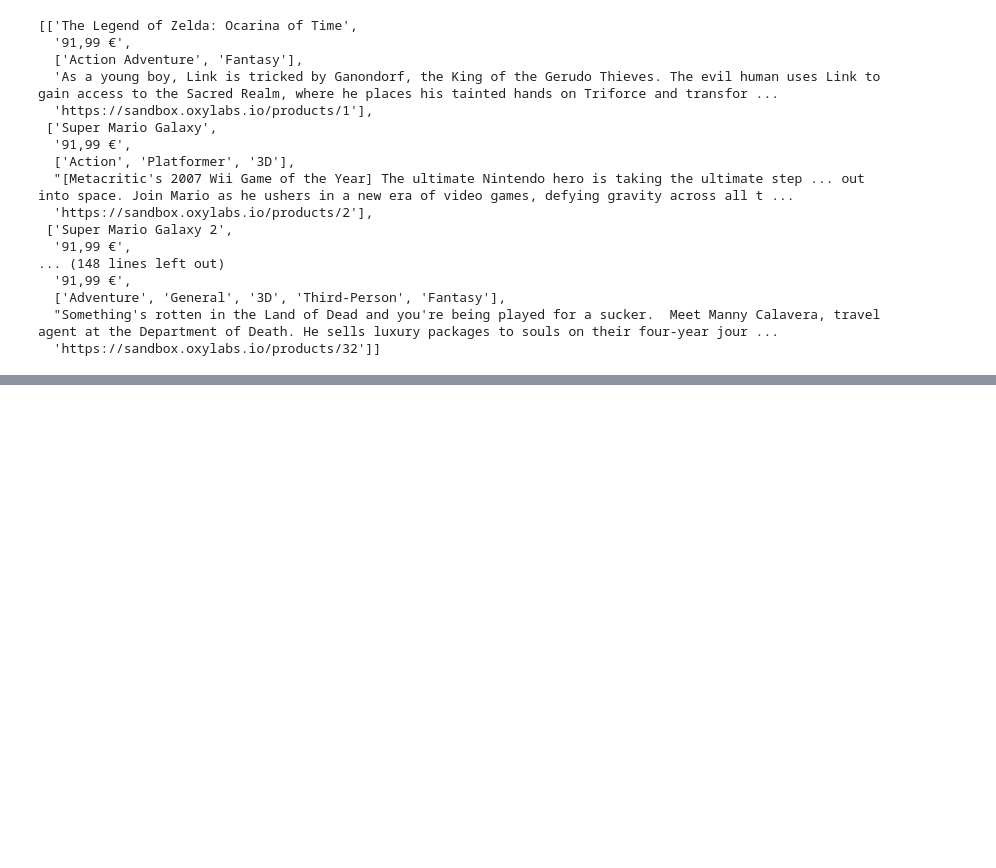
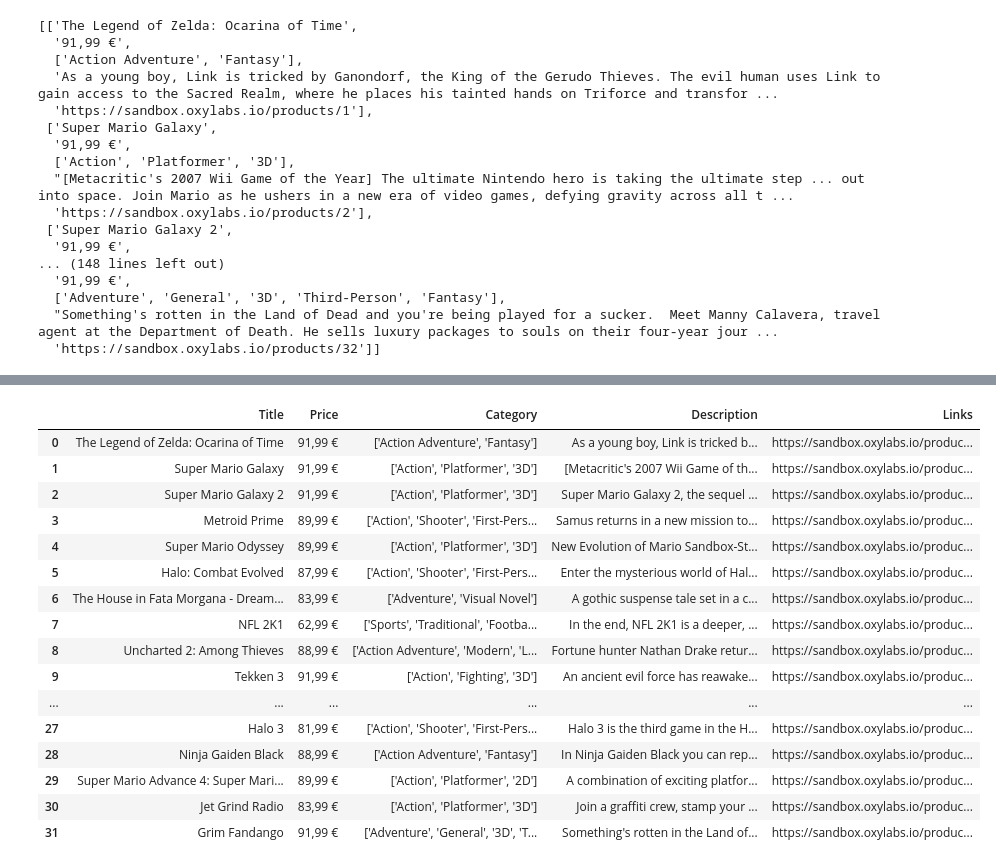
Before and after one commit to piyushhh-glitch/Machine_Learning, a Jupyter notebook: mini_project/webscraping.ipynb, the cells around one changed output, grey strips where cells are left out. Drawn from its saved outputs; the diff is of its cells as text; code cells hidden in the pictures; blank space fills up the shorter version.

```diff
--- a/mini_project/webscraping.ipynb
+++ b/mini_project/webscraping.ipynb
@@ -130,0 +139,21 @@ df.to_json("data/games.json")
+# %%
+# 1.Lets read csv
+pd.read_csv("data/games.csv")
+# %% [output]
+|  | Title | Price | Category | Description | Links |
+| 0 | The Legend of Zelda: Ocarina of Time | 91,99 € | ['Action Adventure', 'Fantasy'] | As a young boy, Link is tricked b... | https://sandbox.oxylabs.io/produc... |
+| 1 | Super Mario Galaxy | 91,99 € | ['Action', 'Platformer', '3D'] | [Metacritic's 2007 Wii Game of th... | https://sandbox.oxylabs.io/produc... |
+| 2 | Super Mario Galaxy 2 | 91,99 € | ['Action', 'Platformer', '3D'] | Super Mario Galaxy 2, the sequel ... | https://sandbox.oxylabs.io/produc... |
+| 3 | Metroid Prime | 89,99 € | ['Action', 'Shooter', 'First-Pers... | Samus returns in a new mission to... | https://sandbox.oxylabs.io/produc... |
+| 4 | Super Mario Odyssey | 89,99 € | ['Action', 'Platformer', '3D'] | New Evolution of Mario Sandbox-St... | https://sandbox.oxylabs.io/produc... |
+| 5 | Halo: Combat Evolved | 87,99 € | ['Action', 'Shooter', 'First-Pers... | Enter the mysterious world of Hal... | https://sandbox.oxylabs.io/produc... |
+| 6 | The House in Fata Morgana - Dream... | 83,99 € | ['Adventure', 'Visual Novel'] | A gothic suspense tale set in a c... | https://sandbox.oxylabs.io/produc... |
+| 7 | NFL 2K1 | 62,99 € | ['Sports', 'Traditional', 'Footba... | In the end, NFL 2K1 is a deeper, ... | https://sandbox.oxylabs.io/produc... |
+| 8 | Uncharted 2: Among Thieves | 88,99 € | ['Action Adventure', 'Modern', 'L... | Fortune hunter Nathan Drake retur... | https://sandbox.oxylabs.io/produc... |
+| 9 | Tekken 3 | 91,99 € | ['Action', 'Fighting', '3D'] | An ancient evil force has reawake... | https://sandbox.oxylabs.io/produc... |
+| ... | ... | ... | ... | ... | ... |
+| 27 | Halo 3 | 81,99 € | ['Action', 'Shooter', 'First-Pers... | Halo 3 is the third game in the H... | https://sandbox.oxylabs.io/produc... |
+| 28 | Ninja Gaiden Black | 88,99 € | ['Action Adventure', 'Fantasy'] | In Ninja Gaiden Black you can rep... | https://sandbox.oxylabs.io/produc... |
+| 29 | Super Mario Advance 4: Super Mari... | 89,99 € | ['Action', 'Platformer', '2D'] | A combination of exciting platfor... | https://sandbox.oxylabs.io/produc... |
+| 30 | Jet Grind Radio | 83,99 € | ['Action', 'Platformer', '3D'] | Join a graffiti crew, stamp your ... | https://sandbox.oxylabs.io/produc... |
+| 31 | Grim Fandango | 91,99 € | ['Adventure', 'General', '3D', 'T... | Something's rotten in the Land of... | https://sandbox.oxylabs.io/produc... |
```
Also changed, not shown: parts of 10 cells of this notebook, 3 other files.
